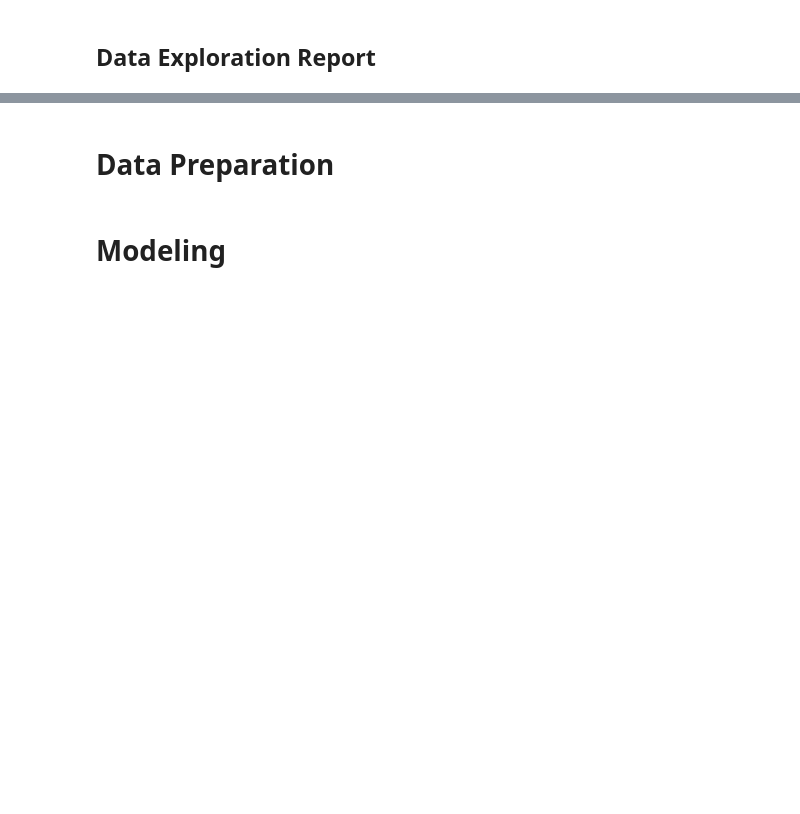
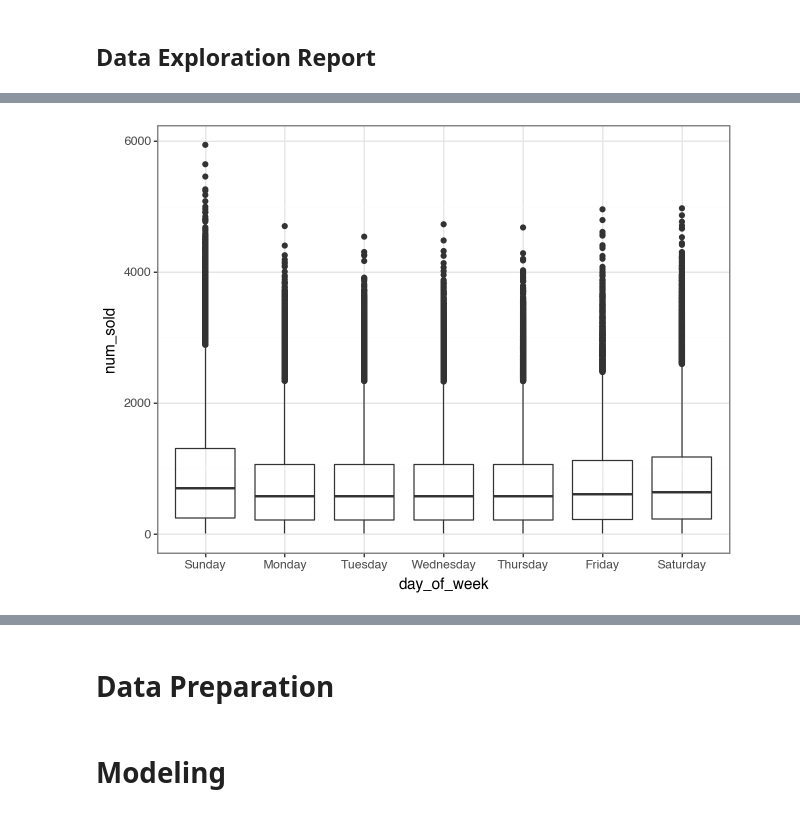
Before and after one commit to abrahamalex13/forecast_stickers_kaggle, a Jupyter notebook: notebooks/eda.ipynb, the cells around one changed output, grey strips where cells are left out. Cells and saved outputs as stored; diff of their text form; code cells hidden in the pictures; blank space fills up the shorter version.

```diff
--- a/notebooks/eda.ipynb
+++ b/notebooks/eda.ipynb
@@ -240,0 +514,14 @@ sales_sample_daily = sales_daily.query("series_id == 'Norway|Premium Sticker Mar
+# %%
+(
+    p9.ggplot((
+        sales_daily
+        .assign(day_of_week = lambda df_: pd.Categorical(
+            df_['day_of_week'],
+            ['Sunday', 'Monday', 'Tuesday', 'Wednesday', 'Thursday', 'Friday', 'Saturday']
+            ))
+    )) +
+    p9.theme_bw() +
+    p9.geom_boxplot(p9.aes('day_of_week', 'num_sold', group='day_of_week'), alpha=0.1)
+)
+# %% [output]
+[figure, added]
```
Also changed, not shown: parts of 56 cells of this notebook.
